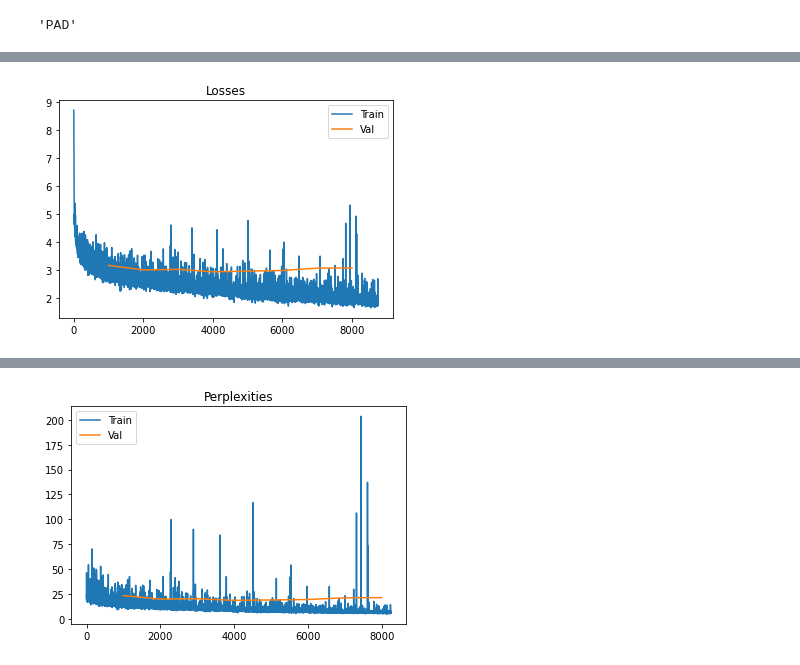
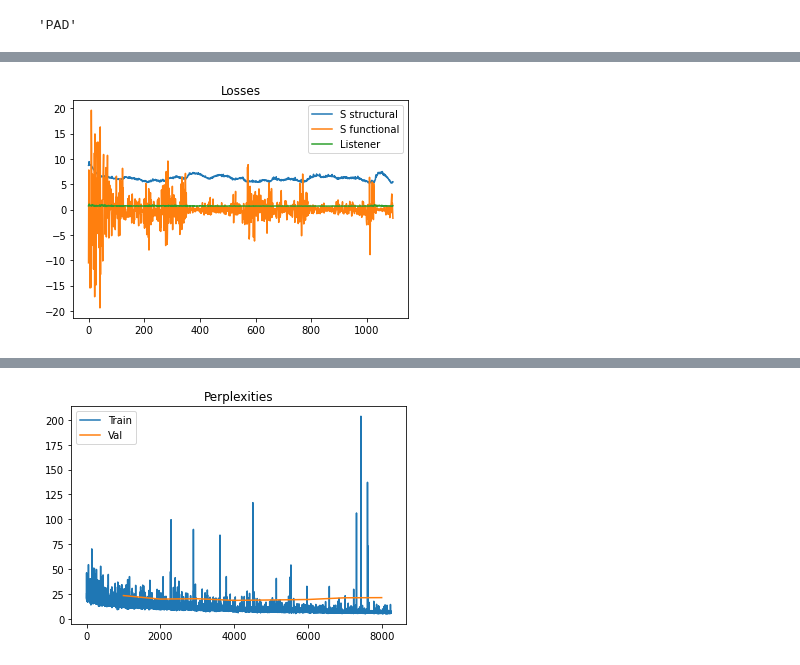
Before and after one commit to polina-tsvilodub/mSc-thesis, a Jupyter notebook: code/src/notebooks/functional_learning_exploration.ipynb, the cells around one changed output, grey strips where cells are left out. Saved outputs shown, nothing was run; the diff lists cells and outputs as text; code cells hidden in the pictures.

```diff
--- a/code/src/notebooks/functional_learning_exploration.ipynb
+++ b/code/src/notebooks/functional_learning_exploration.ipynb
@@ -2114,9 +2110,10 @@ example sentence for distractor:
 # train_losses_1 = pd.read_csv('../../../data/pretraining_losses_epoch_1.csv')
 # train_losses_2 = pd.read_csv('../../../data/pretraining_losses_epoch_2.csv')
 # train_losses_3 = pd.read_csv('../../../data/pretraining_losses_epoch_3.csv')
-val_losses = pd.read_csv('../../../data/pretraining_2imgs_token0_1024dim_val_losses_6000vocab_epoch_8.csv')
+# val_losses = pd.read_csv('../../../data/pretraining_2imgs_token0_1024dim_val_losses_6000vocab_epoch_8.csv')
 # val_losses_1 = pd.read_csv('../../../data/pretrain_val_losses_epoch_1.csv')
 # val_losses_2 = pd.read_csv('../../../data/pretrain_val_losses_epoch_2.csv')
 # val_losses_3 = pd.read_csv('../../../data/pretrain_val_losses_epoch_3.csv')
-train_losses = pd.read_csv('../../../data/pretraining_2imgs_token0_1024dim_losses_6000vocab_epoch_8.csv')
+# train_losses = pd.read_csv('../../../data/pretraining_2imgs_token0_1024dim_losses_6000vocab_epoch_8.csv')
+train_losses = pd.read_csv("../functional_training_losses_prepend_jointMLP_vocab6000_epoch_1.csv")
 # %%
@@ -2133,8 +2131,13 @@ val_losses.head()
 # %%
-plt.plot(list(range(0, len(train_losses["losses"]))), train_losses['losses'], label="Train")
-plt.plot(val_steps, val_losses["val_losses"], label="Val")
+plt.plot(list(range(0, len(train_losses["speaker_s"]))), train_losses['speaker_s'], label="S structural")
+# plt.plot(val_steps, val_losses["val_losses"], label="Val")
+plt.plot(list(range(0, len(train_losses["speaker_f"]))), train_losses['speaker_f'], label="S functional")
+# plt.plot(list(range(0, len(train_losses["perplexities"]))), train_losses['perplexities'], label="PPL")
+
+plt.plot(list(range(0, len(train_losses["listener"]))), train_losses['listener'], label="Listener")
+
 plt.legend()
 plt.title("Losses")
 plt.show()
 # %% [output]
-[figure, old version]
+[figure, new version]
```
Also changed, not shown: parts of 15 cells of this notebook, 5 other files.
